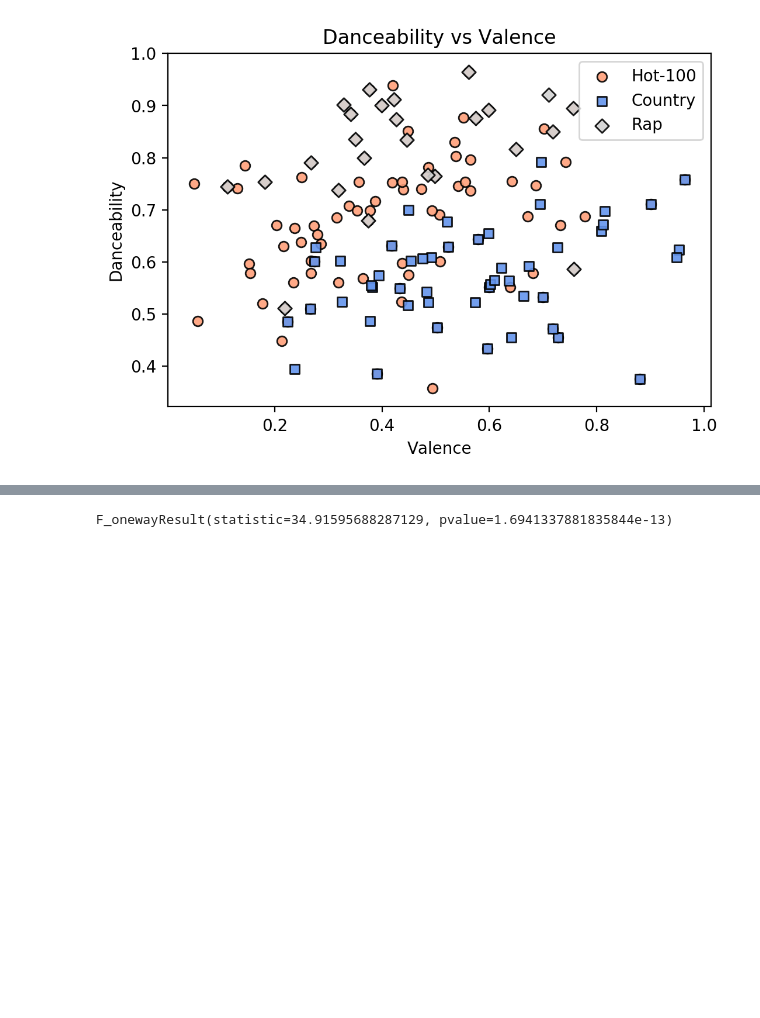
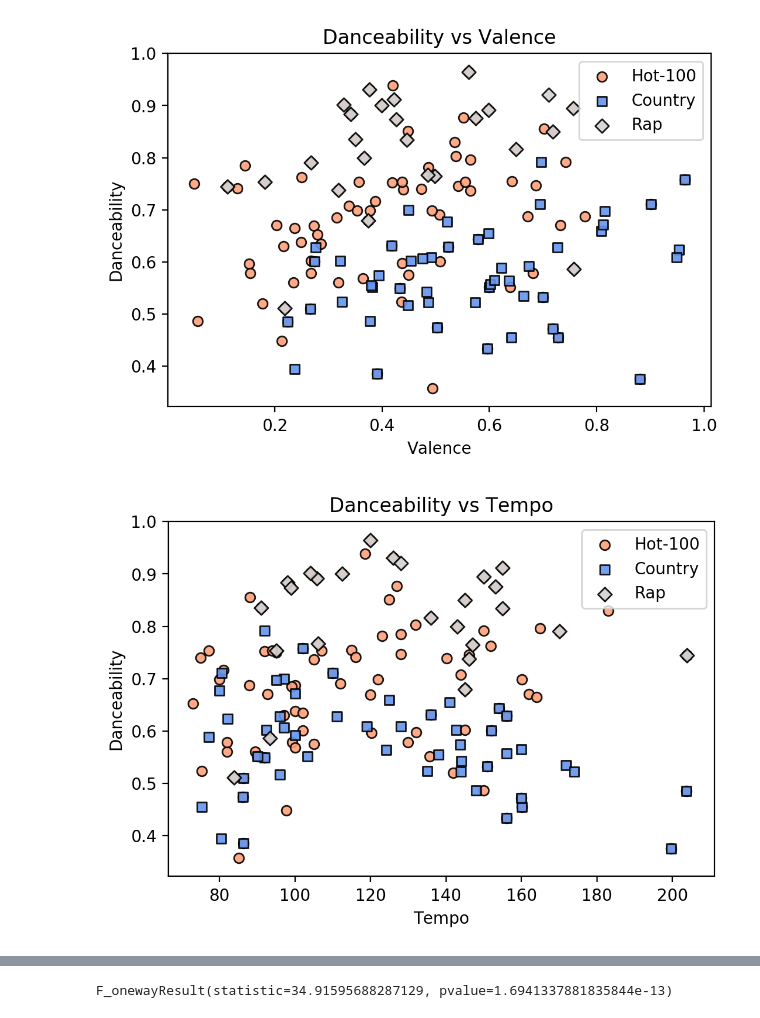
Before and after one commit to Ajstanley89/Know-Your-Music, a Jupyter notebook: Project One Alex Cleaned Up.ipynb, the cells around one changed output, grey strips where cells are left out. Saved outputs shown, nothing was run; the diff lists cells and outputs as text; code cells hidden in the pictures; blank space fills up the shorter version.

```diff
--- a/Project One Alex Cleaned Up.ipynb
+++ b/Project One Alex Cleaned Up.ipynb
@@ -269,6 +272,10 @@ musicScatPlotter('valence', 'energy')
 musicScatPlotter('valence', 'danceability')
 # %% [output]
 [figure]
+# %%
+musicScatPlotter('tempo', 'danceability')
+# %% [output]
+[figure, added]
 # %%
 # Which is more Danceable?
 genre_means = all_genres_df.groupby('genre').mean()
```
Also changed, not shown: parts of 19 cells of this notebook, 9 other files.
